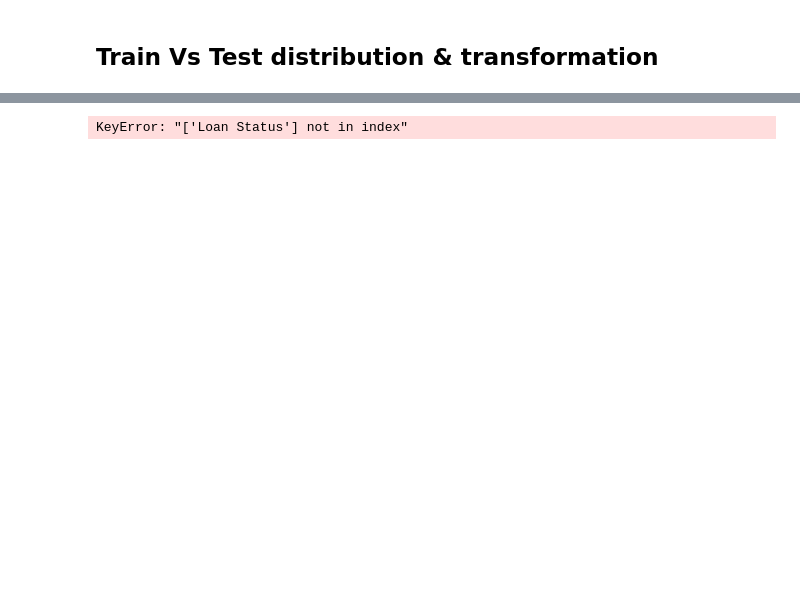
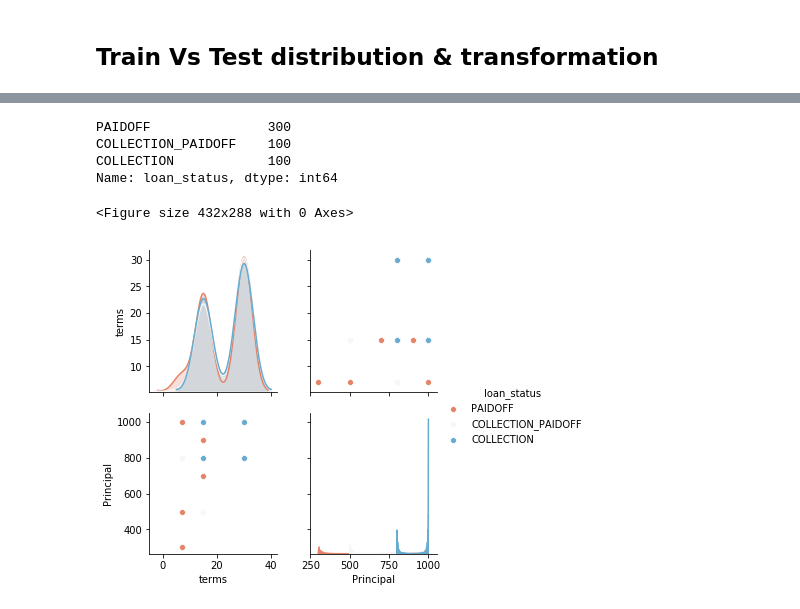
Before and after one commit to naikshubham/Machine-Learning-Interview-Questions-in-Python, a Jupyter notebook: Train Vs Test distribution & transformation.ipynb, the cells around one changed output, grey strips where cells are left out. Drawn from its saved outputs; the diff is of its cells as text; code cells hidden in the pictures; blank space fills up the shorter version.

```diff
--- a/Train Vs Test distribution & transformation.ipynb
+++ b/Train Vs Test distribution & transformation.ipynb
@@ -6,0 +9,3 @@ import matplotlib.pyplot as plt
+# %%
+loan_data = pd.read_csv('data/Loan payments data.csv', na_values='n/a')
+loan_data.head()
@@ -7,18 +19,21 @@ import matplotlib.pyplot as plt
+# %%
+loan_data['loan_status'].value_counts()
+# %% [output]
+PAIDOFF               300
+COLLECTION_PAIDOFF    100
+COLLECTION            100
+Name: loan_status, dtype: int64
 # %%
 # Create `loan_data` subset: loan_data_subset
-loan_data = pd.read_csv('data/loan_missing_filled.csv')
-loan_data_subset = loan_data[['Credit Score','Annual Income','Loan Status']]
+loan_data_subset = loan_data[['terms','Principal','loan_status']]
 
 # Create train and test sets
 trainingSet, testSet = train_test_split(loan_data_subset, test_size=0.2, random_state=123)
 
-# Examine pairplots
+# Examine pairplots training set
 plt.figure()
-sns.pairplot(trainingSet, hue='Loan Status', palette='RdBu')
+sns.pairplot(trainingSet, hue='loan_status', palette='RdBu')
 plt.show()
-
-plt.figure()
-sns.pairplot(testSet, hue='Loan Status', palette='RdBu')
-plt.show()
 # %% [output]
-KeyError: "['Loan Status'] not in index"
+<Figure size 432x288 with 0 Axes>
+[figure, added]
```
Also changed, not shown: parts of 13 cells of this notebook.
